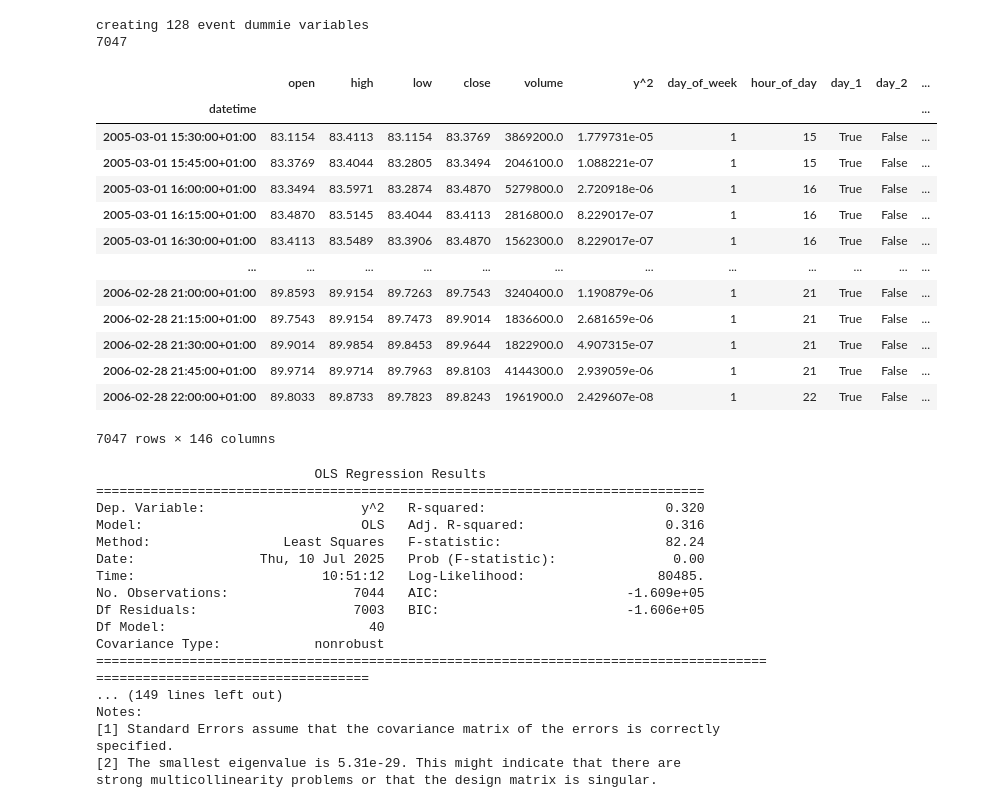
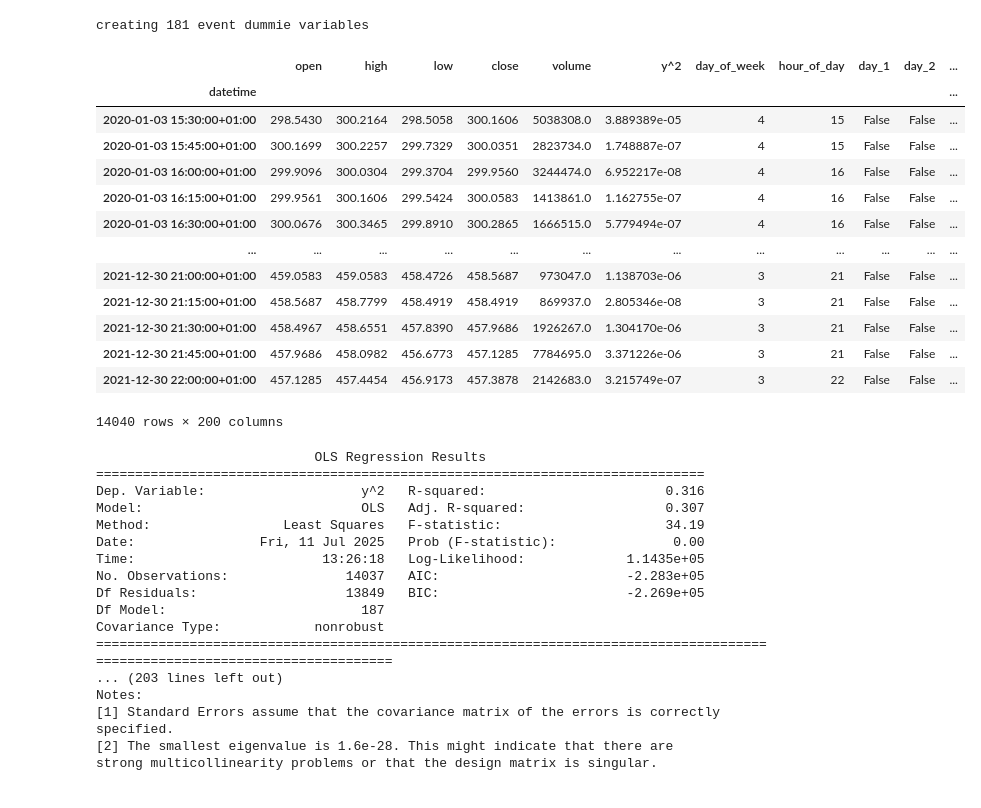
Before and after one commit to levmilarl/Financial_DS_focus_sessions, a Jupyter notebook: ÜB 5/main.ipynb, the cells around one changed output. Drawn from its saved outputs; the diff is of its cells as text; code cells hidden in the pictures.

```diff
--- a/ÜB 5/main.ipynb
+++ b/ÜB 5/main.ipynb
@@ -4,11 +4,12 @@ import numpy as np
 from datetime import time
 import statsmodels.api as sm
 import datetime as dt
-start_date = "2005-03-01"
-end_date = "2006-03-01"
-df = pd.read_csv('data/SPY_15min_2002-01_to_2006-08.csv')
-df2 = pd.read_csv('data/SPY_15min_2020-01_to_2022-01.csv')
-
+#start_date = "2002-03-01"
+#end_date = "2006-03-01"
+#df = pd.read_csv('data/SPY_15min_2002-01_to_2006-08.csv')
+df = pd.read_csv('data/SPY_15min_2020-01_to_2022-01.csv')
+start_date = "2020-01-03"
+end_date = "2021-12-31"
 
 #df['datetime'] = df['datetime'].dt.tz_localize('US/Eastern')
 df['datetime'] = pd.to_datetime(df['Unnamed: 0'], utc=True)
@@ -87,9 +88,9 @@ def safe_add(column: pd.Series, value: int): # Expects a datetimeIndex
         output[mask_before_open] = date_of_action[mask_before_open] + pd.Timedelta(hours=9, minutes=30) + pd.Timedelta(minutes=value)
         output[mask_after_open] = date_of_action[mask_after_open] + pd.Timedelta(days=1) + pd.Timedelta(hours=9, minutes=30) + pd.Timedelta(minutes=value)
     else: # Safe subtract
-        #todo check what happens when input to timedelta is negative
-        output[mask_before_open] = date_of_action[mask_before_open] - pd.Timedelta(days=1) + pd.Timedelta(hours=16) + pd.Timedelta(minutes=value)
-        output[mask_after_open] = date_of_action[mask_after_open] + pd.Timedelta(hours=16, minutes=value)
+        # Window starts when trading closes
+        output[mask_before_open] = date_of_action[mask_before_open] - pd.Timedelta(days=1) + pd.Timedelta(hours=16)
+        output[mask_after_open] = date_of_action[mask_after_open] + pd.Timedelta(hours=16)
 
     return output # Caution: returns series with ET timezone
 
@@ -98,7 +99,8 @@ df_news = pd.read_csv('data/WhatMovesMarkets_eventdatabase.csv')
 df_news["eventstart_CET"] = pd.to_datetime(df_news["eventstart_CET"], format="%d.%m.%Y %H:%M:%S").dt.tz_localize("Etc/GMT-1")  # Ensure correct timezone
 df_news["eventend_CET"] = pd.to_datetime(df_news["eventend_CET"], format="%d.%m.%Y %H:%M:%S").dt.tz_localize("Etc/GMT-1")  # Ensure correct timezone
 #df_news["eventstart_CET"] = df_news["eventstart_CET"].dt.floor("15min")  # Optional: Round down to the nearest 15 minutes (not mentioned in paper)
-
+# Filter on timestamps of stock data
+df_news = df_news[(df_news["eventstart_CET"] >= start_date) & (df_news["eventstart_CET"] <= end_date)]
 # Correct time window creation according to paper
 
 event_end_mask = df_news["eventend_CET"].notna()
@@ -144,39 +146,37 @@ df_news
 # %%
-#todo make this faster
-print(f"creating {len(df_news["subsubtype"].unique())} event dummie variables")
+print(f"creating {len(df_news["name"].unique())} event dummie variables")
 dummies = {}
-for subsubtype, df_type in df_news.groupby("subsubtype"):
+for subtype, df_type in df_news.groupby("name"):
     mask = pd.Series(False, index=df.index)
     for _, row in df_type.iterrows():
-        mask |= (df.index >= row["window_start"]) & (df.index < row["window_end"])
-        dummies[f"D_{subsubtype}"] = mask
+        mask = mask | ((df.index > row["window_start"]) & (df.index <= row["window_end"]))
+    dummies[f"D_{subtype}"] = mask
 
 df = pd.concat([df, pd.DataFrame(dummies)], axis=1)
 df
 # %% [output]
-creating 128 event dummie variables
-7047
+creating 181 event dummie variables
 |  | open | high | low | close | volume | y^2 | day_of_week | hour_of_day | day_1 | day_2 | ... |
 | datetime |  |  |  |  |  |  |  |  |  |  | ... |
-| 2005-03-01 15:30:00+01:00 | 83.1154 | 83.4113 | 83.1154 | 83.3769 | 3869200.0 | 1.779731e-05 | 1 | 15 | True | False | ... |
-| 2005-03-01 15:45:00+01:00 | 83.3769 | 83.4044 | 83.2805 | 83.3494 | 2046100.0 | 1.088221e-07 | 1 | 15 | True | False | ... |
-| 2005-03-01 16:00:00+01:00 | 83.3494 | 83.5971 | 83.2874 | 83.4870 | 5279800.0 | 2.720918e-06 | 1 | 16 | True | False | ... |
-| 2005-03-01 16:15:00+01:00 | 83.4870 | 83.5145 | 83.4044 | 83.4113 | 2816800.0 | 8.229017e-07 | 1 | 16 | True | False | ... |
-| 2005-03-01 16:30:00+01:00 | 83.4113 | 83.5489 | 83.3906 | 83.4870 | 1562300.0 | 8.229017e-07 | 1 | 16 | True | False | ... |
+| 2020-01-03 15:30:00+01:00 | 298.5430 | 300.2164 | 298.5058 | 300.1606 | 5038308.0 | 3.889389e-05 | 4 | 15 | False | False | ... |
+| 2020-01-03 15:45:00+01:00 | 300.1699 | 300.2257 | 299.7329 | 300.0351 | 2823734.0 | 1.748887e-07 | 4 | 15 | False | False | ... |
+| 2020-01-03 16:00:00+01:00 | 299.9096 | 300.0304 | 299.3704 | 299.9560 | 3244474.0 | 6.952217e-08 | 4 | 16 | False | False | ... |
+| 2020-01-03 16:15:00+01:00 | 299.9561 | 300.1606 | 299.5424 | 300.0583 | 1413861.0 | 1.162755e-07 | 4 | 16 | False | False | ... |
+| 2020-01-03 16:30:00+01:00 | 300.0676 | 300.3465 | 299.8910 | 300.2865 | 1666515.0 | 5.779494e-07 | 4 | 16 | False | False | ... |
 | ... | ... | ... | ... | ... | ... | ... | ... | ... | ... | ... | ... |
-| 2006-02-28 21:00:00+01:00 | 89.8593 | 89.9154 | 89.7263 | 89.7543 | 3240400.0 | 1.190879e-06 | 1 | 21 | True | False | ... |
-| 2006-02-28 21:15:00+01:00 | 89.7543 | 89.9154 | 89.7473 | 89.9014 | 1836600.0 | 2.681659e-06 | 1 | 21 | True | False | ... |
-| 2006-02-28 21:30:00+01:00 | 89.9014 | 89.9854 | 89.8453 | 89.9644 | 1822900.0 | 4.907315e-07 | 1 | 21 | True | False | ... |
-| 2006-02-28 21:45:00+01:00 | 89.9714 | 89.9714 | 89.7963 | 89.8103 | 4144300.0 | 2.939059e-06 | 1 | 21 | True | False | ... |
-| 2006-02-28 22:00:00+01:00 | 89.8033 | 89.8733 | 89.7823 | 89.8243 | 1961900.0 | 2.429607e-08 | 1 | 22 | True | False | ... |
+| 2021-12-30 21:00:00+01:00 | 459.0583 | 459.0583 | 458.4726 | 458.5687 | 973047.0 | 1.138703e-06 | 3 | 21 | False | False | ... |
+| 2021-12-30 21:15:00+01:00 | 458.5687 | 458.7799 | 458.4919 | 458.4919 | 869937.0 | 2.805346e-08 | 3 | 21 | False | False | ... |
+| 2021-12-30 21:30:00+01:00 | 458.4967 | 458.6551 | 457.8390 | 457.9686 | 1926267.0 | 1.304170e-06 | 3 | 21 | False | False | ... |
+| 2021-12-30 21:45:00+01:00 | 457.9686 | 458.0982 | 456.6773 | 457.1285 | 7784695.0 | 3.371226e-06 | 3 | 21 | False | False | ... |
+| 2021-12-30 22:00:00+01:00 | 457.1285 | 457.4454 | 456.9173 | 457.3878 | 2142683.0 | 3.215749e-07 | 3 | 22 | False | False | ... |
-7047 rows × 146 columns
+14040 rows × 200 columns
 # %%
 # Regression
-k = 4
+window_amt = 4
 
 fixed_effects = pd.concat([day_dummies, hour_dummies], axis=1).astype(float)
 event_dummies = pd.DataFrame(dummies).astype(float)
-lagged_variance = df['y^2'].rolling(window=k).sum()  # assuming k 15-min intervals according to paper
+lagged_variance = df['y^2'].rolling(window=window_amt).sum()  # assuming window_length 15-min intervals according to paper
 
 
 
@@ -191,18 +191,18 @@ print(model.summary())
 # %% [output]
                             OLS Regression Results
 ==============================================================================
-Dep. Variable:                    y^2   R-squared:                       0.320
-Model:                            OLS   Adj. R-squared:                  0.316
-Method:                 Least Squares   F-statistic:                     82.24
-Date:                Thu, 10 Jul 2025   Prob (F-statistic):               0.00
-Time:                        10:51:12   Log-Likelihood:                 80485.
-No. Observations:                7044   AIC:                        -1.609e+05
-Df Residuals:                    7003   BIC:                        -1.606e+05
-Df Model:                          40
+Dep. Variable:                    y^2   R-squared:                       0.316
+Model:                            OLS   Adj. R-squared:                  0.307
+Method:                 Least Squares   F-statistic:                     34.19
+Date:                Fri, 11 Jul 2025   Prob (F-statistic):               0.00
+Time:                        13:26:18   Log-Likelihood:             1.1435e+05
+No. Observations:               14037   AIC:                        -2.283e+05
+Df Residuals:                   13849   BIC:                        -2.269e+05
+Df Model:                         187
 Covariance Type:            nonrobust
-=========================================================================================================================
-... (149 lines left out)
+============================================================================================================================
+... (203 lines left out)
 Notes:
 [1] Standard Errors assume that the covariance matrix of the errors is correctly specified.
-[2] The smallest eigenvalue is 5.31e-29. This might indicate that there are
+[2] The smallest eigenvalue is 1.6e-28. This might indicate that there are
 strong multicollinearity problems or that the design matrix is singular.
```
Also changed, not shown: parts of 3 cells of this notebook.
